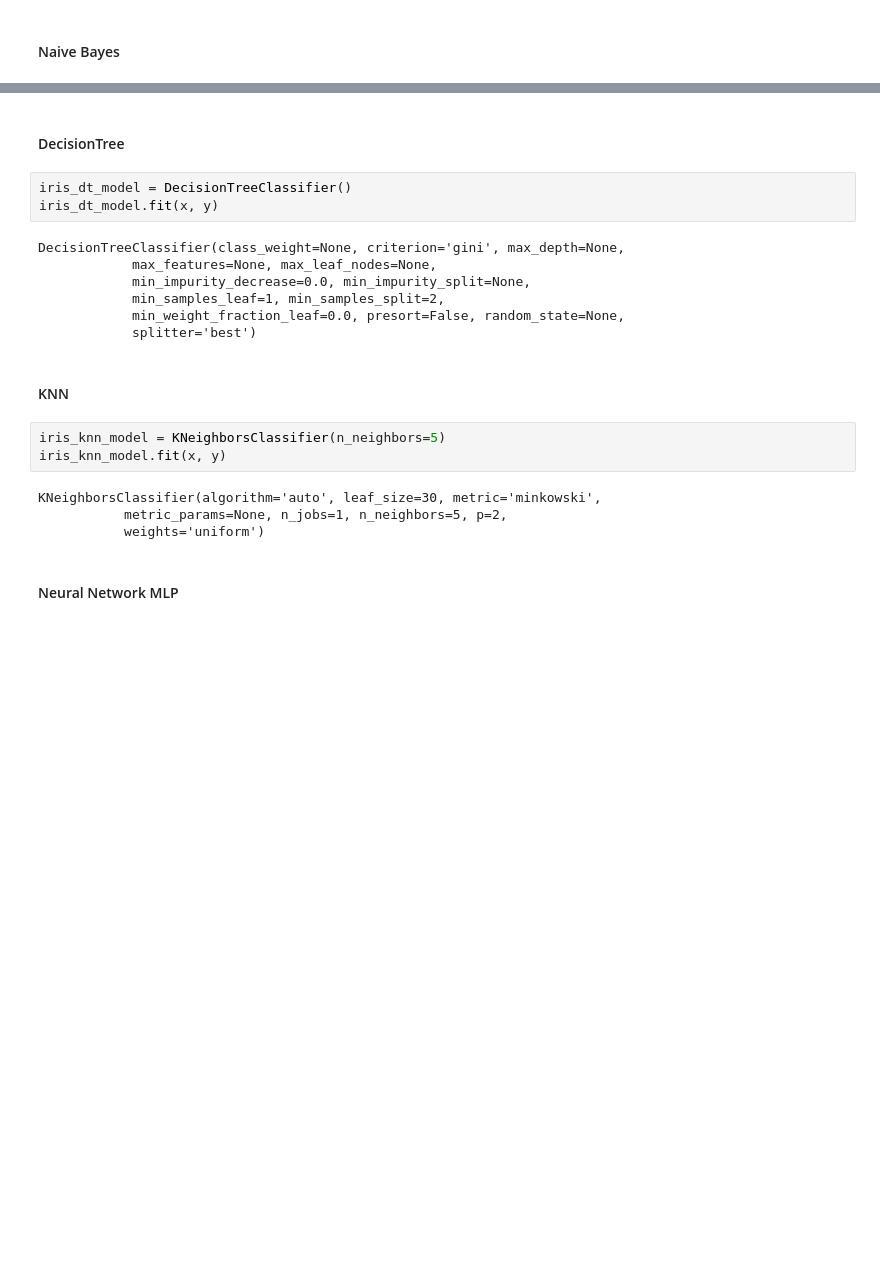
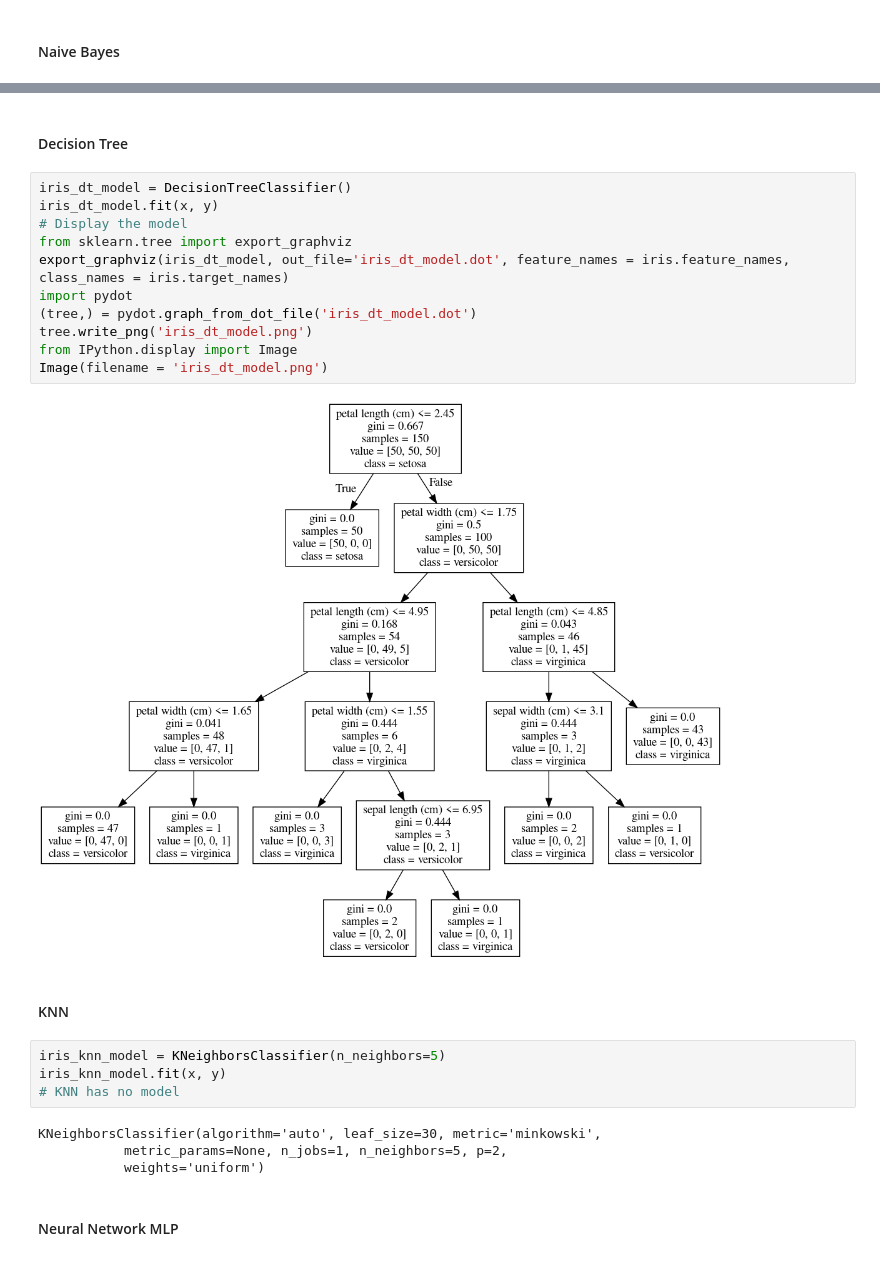
Before and after one commit to jonathan-alvaro/IrisClassifierModels, a Jupyter notebook: Tucil.ipynb, the cells around one changed output, grey strips where cells are left out. Drawn from its saved outputs; the diff is of its cells as text; blank space fills up the shorter version.

Commit message:
added model printing

```diff
--- a/Tucil.ipynb
+++ b/Tucil.ipynb
@@ -59,20 +67,24 @@ GaussianNB(priors=None)
-# %% [markdown]
-#### DecisionTree
-# %%
-iris_dt_model = DecisionTreeClassifier()
-iris_dt_model.fit(x, y)
-# %% [output]
-DecisionTreeClassifier(class_weight=None, criterion='gini', max_depth=None,
-            max_features=None, max_leaf_nodes=None,
-            min_impurity_decrease=0.0, min_impurity_split=None,
-            min_samples_leaf=1, min_samples_split=2,
-            min_weight_fraction_leaf=0.0, presort=False, random_state=None,
-            splitter='best')
+# %% [markdown]
+#### Decision Tree
+# %%
+iris_dt_model = DecisionTreeClassifier()
+iris_dt_model.fit(x, y)
+# Display the model
+from sklearn.tree import export_graphviz
+export_graphviz(iris_dt_model, out_file='iris_dt_model.dot', feature_names = iris.feature_names, class_names = iris.target_names)
+import pydot
+(tree,) = pydot.graph_from_dot_file('iris_dt_model.dot')
+tree.write_png('iris_dt_model.png')
+from IPython.display import Image
+Image(filename = 'iris_dt_model.png')
+# %% [output]
+[figure, added]
 # %% [markdown]
 #### KNN
 # %%
 iris_knn_model = KNeighborsClassifier(n_neighbors=5)
 iris_knn_model.fit(x, y)
+# KNN has no model
 # %% [output]
 KNeighborsClassifier(algorithm='auto', leaf_size=30, metric='minkowski',
            metric_params=None, n_jobs=1, n_neighbors=5, p=2,
```
Also changed, not shown: parts of 10 cells of this notebook.
